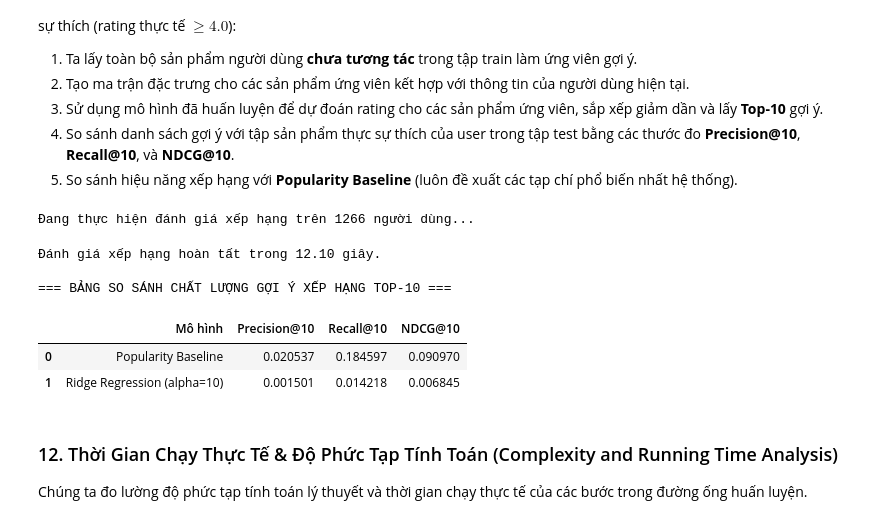
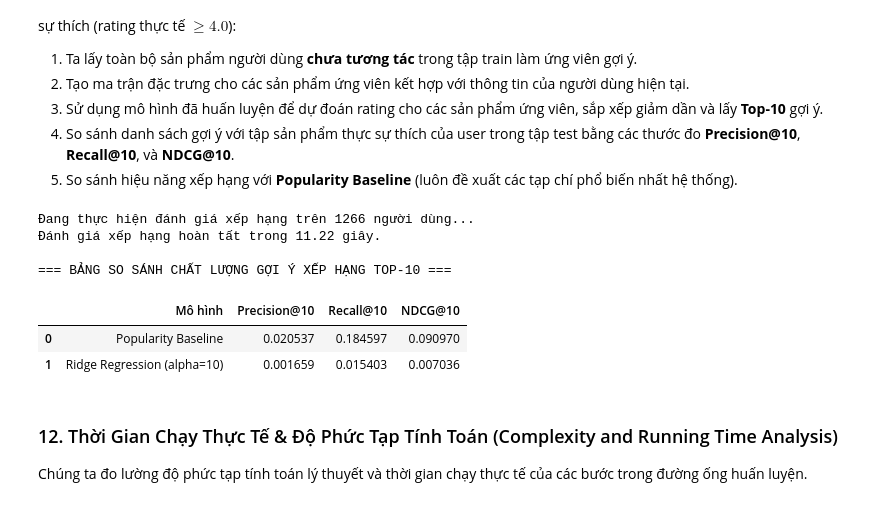
Before and after one commit to lethanglm0508/Machine-Learning-MSA, a Jupyter notebook: model_based_collaborative_filtering_recommender.ipynb, the cells around one changed output. Drawn from its saved outputs; the diff is of its cells as text; code cells hidden in the pictures.

```diff
--- a/model_based_collaborative_filtering_recommender.ipynb
+++ b/model_based_collaborative_filtering_recommender.ipynb
@@ -325,7 +325,6 @@ def build_features(df):
     df_feat = pd.merge(df_feat, item_features_df, on='parent_asin', how='left')
     for col in pca_cols:
         df_feat[col] = df_feat[col].fillna(0)
-    df_feat['average_rating'] = df_feat['average_rating'].fillna(global_mean)
     df_feat['rating_number'] = df_feat['rating_number'].fillna(0)
 
     # Tính cosine similarity
@@ -344,8 +343,7 @@ def build_features(df):
     feature_cols = [
         'user_avg_rating', 'user_rating_count',
         'item_avg_rating', 'item_rating_count',
-        'average_rating', 'rating_number',
-        'verified_purchase', 'helpful_vote',
+        'rating_number',
         'user_item_similarity'
     ] + pca_cols
 
@@ -432,7 +430,6 @@ all_items_df['item_rating_count'] = all_items_df['item_rating_count'].fillna(0)
 all_items_df = pd.merge(all_items_df, item_features_df, on='parent_asin', how='left')
 for col in pca_cols:
     all_items_df[col] = all_items_df[col].fillna(0)
-all_items_df['average_rating'] = all_items_df['average_rating'].fillna(global_mean)
 all_items_df['rating_number'] = all_items_df['rating_number'].fillna(0)
 
 pop_items_sorted = train_df['parent_asin'].value_counts().index.values
@@ -465,9 +462,6 @@ for user_id, gt in test_rel.items():
     user_item_df['user_id'] = user_id
     user_item_df['user_avg_rating'] = user_stats.at[user_id, 'user_avg_rating'] if user_id in user_stats.index else global_mean
     user_item_df['user_rating_count'] = user_stats.at[user_id, 'user_rating_count'] if user_id in user_stats.index else 0
-    user_item_df['verified_purchase'] = True
-    user_item_df['helpful_vote'] = 0
-
     user_vec = user_profiles.get(user_id, np.zeros(10)).reshape(1, -1)
     item_vecs = user_item_df[pca_cols].values
     sims = cosine_similarity(user_vec, item_vecs)[0]
@@ -476,49 +470,48 @@ for user_id, gt in test_rel.items():
     feature_cols = [
         'user_avg_rating', 'user_rating_count',
         'item_avg_rating', 'item_rating_count',
-        'average_rating', 'rating_number',
-        'verified_purchase', 'helpful_vote',
+        'rating_number',
         'user_item_similarity'
     ] + pca_cols
 
-    preds = ridge.predict(user_item_df[feature_cols].values)
+    preds = ridge.predict(user_item_df[feature_cols])
     user_item_df['pred'] = preds
     rec_ridge = user_item_df.sort_values(by='pred', ascending=False).head(k_eval)['parent_asin'].values
 
     hits_ridge = len(set(rec_ridge) & gt)
     precisions_ridge.append(hits_ridge / k_eval)
     recalls_ridge.append(hits_ridge / len(gt))
     ndcgs_ridge.append(get_ndcg(rec_ridge, gt))
 
     # Popularity Recommendation
     rec_pop = [it for it in pop_items_sorted if it not in rated][:k_eval]
     hits_pop = len(set(rec_pop) & gt)
     precisions_pop.append(hits_pop / k_eval)
     recalls_pop.append(hits_pop / len(gt))
     ndcgs_pop.append(get_ndcg(rec_pop, gt))
 
     count += 1
 
 eval_time = time.time() - t0
 print(f"Đánh giá xếp hạng hoàn tất trong {eval_time:.2f} giây.")
 
 ranking_results = {
     'Mô hình': ['Popularity Baseline', 'Ridge Regression (alpha=10)'],
     'Precision@10': [np.mean(precisions_pop), np.mean(precisions_ridge)],
     'Recall@10': [np.mean(recalls_pop), np.mean(recalls_ridge)],
     'NDCG@10': [np.mean(ndcgs_pop), np.mean(ndcgs_ridge)]
 }
 df_ranking = pd.DataFrame(ranking_results)
 print("\n=== BẢNG SO SÁNH CHẤT LƯỢNG GỢI Ý XẾP HẠNG TOP-10 ===")
 display(df_ranking)
 # %% [output]
 Đang thực hiện đánh giá xếp hạng trên 1266 người dùng...
+Đánh giá xếp hạng hoàn tất trong 11.22 giây.
+
+=== BẢNG SO SÁNH CHẤT LƯỢNG GỢI Ý XẾP HẠNG TOP-10 ===
-Đánh giá xếp hạng hoàn tất trong 12.10 giây.
-
-=== BẢNG SO SÁNH CHẤT LƯỢNG GỢI Ý XẾP HẠNG TOP-10 ===
 |  | Mô hình | Precision@10 | Recall@10 | NDCG@10 |
 | 0 | Popularity Baseline | 0.020537 | 0.184597 | 0.090970 |
-| 1 | Ridge Regression (alpha=10) | 0.001501 | 0.014218 | 0.006845 |
+| 1 | Ridge Regression (alpha=10) | 0.001659 | 0.015403 | 0.007036 |
 # %% [markdown]
 ### 12. Thời Gian Chạy Thực Tế & Độ Phức Tạp Tính Toán (Complexity and Running Time Analysis)
 Chúng ta đo lường độ phức tạp tính toán lý thuyết và thời gian chạy thực tế của các bước trong đường ống huấn luyện.
```
Also changed, not shown: parts of 3 cells of this notebook, 2 other files.
